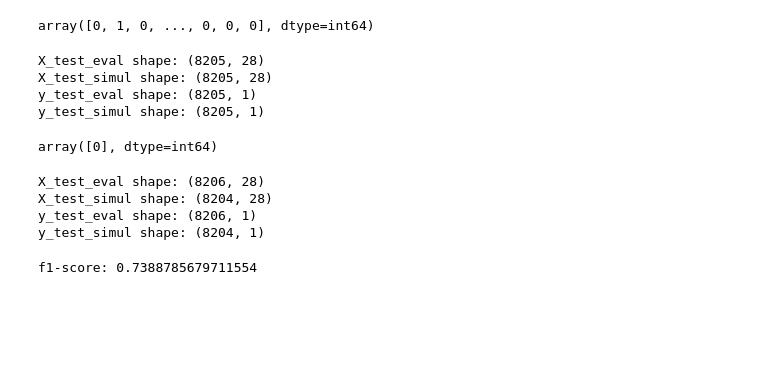
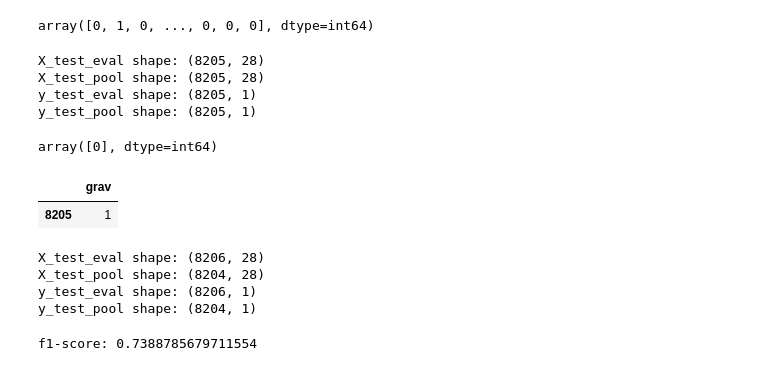
Before and after one commit to DataScientest-Studio/Template_MLOps_accidents, a Jupyter notebook: notebooks/9.0-aw-monitoring-model.ipynb, the cells around one changed output. Saved outputs shown, nothing was run; the diff lists cells and outputs as text; code cells hidden in the pictures; blank space fills up the shorter version.

Commit message:
refactor (notebook 9): change _simul into _pool

```diff
--- a/notebooks/9.0-aw-monitoring-model.ipynb
+++ b/notebooks/9.0-aw-monitoring-model.ipynb
@@ -172,10 +171,10 @@ median_index = len(X_test) // 2
 
 # Diviser le DataFrame en deux parties
 X_test_eval = X_test.iloc[:median_index]
-X_test_simul = X_test.iloc[median_index:]
+X_test_pool = X_test.iloc[median_index:]
 
 y_test_eval = y_test.iloc[:median_index]
-y_test_simul = y_test.iloc[median_index:]
+y_test_pool = y_test.iloc[median_index:]
 # %%
 # Evaluation du modèle sur la partie X_test_eval:
 rdf = joblib.load("../models/trained_model.joblib")
@@ -197,13 +196,13 @@ y_pred
 array([0, 1, 0, ..., 0, 0, 0], dtype=int64)
 # %%
 print("X_test_eval shape:", X_test_eval.shape)
-print("X_test_simul shape:", X_test_simul.shape)
+print("X_test_pool shape:", X_test_pool.shape)
 print("y_test_eval shape:", y_test_eval.shape)
-print("y_test_simul shape:", y_test_simul.shape)
+print("y_test_pool shape:", y_test_pool.shape)
 # %% [output]
 X_test_eval shape: (8205, 28)
-X_test_simul shape: (8205, 28)
+X_test_pool shape: (8205, 28)
 y_test_eval shape: (8205, 1)
-y_test_simul shape: (8205, 1)
+y_test_pool shape: (8205, 1)
 # %%
 i = 8205
@@ -212,5 +211,11 @@ y_pred_new = rdf.predict(X_line)
 y_pred_new
 # %% [output]
 array([0], dtype=int64)
+# %%
+i = 8205
+y_test_pool.loc[[i]]
+# %% [output]
+|  | grav |
+| 8205 | 1 |
 # %%
 # Transfert d'une ligne:
@@ -224,14 +229,14 @@ y_pred = np.concatenate((y_pred, y_pred_new))
 y_true = y_test_eval
 # %%
 print("X_test_eval shape:", X_test_eval.shape)
-print("X_test_simul shape:", X_test_simul.shape)
+print("X_test_pool shape:", X_test_pool.shape)
 print("y_test_eval shape:", y_test_eval.shape)
-print("y_test_simul shape:", y_test_simul.shape)
+print("y_test_pool shape:", y_test_pool.shape)
 # %% [output]
 X_test_eval shape: (8206, 28)
-X_test_simul shape: (8204, 28)
+X_test_pool shape: (8204, 28)
 y_test_eval shape: (8206, 1)
-y_test_simul shape: (8204, 1)
+y_test_pool shape: (8204, 1)
 # %%
 # Calcul du nouveau F1 score macro average
 f1_score_macro_average = f1_score(y_true=y_true, y_pred=y_pred, average="macro")
```
Also changed, not shown: parts of 4 cells of this notebook.
